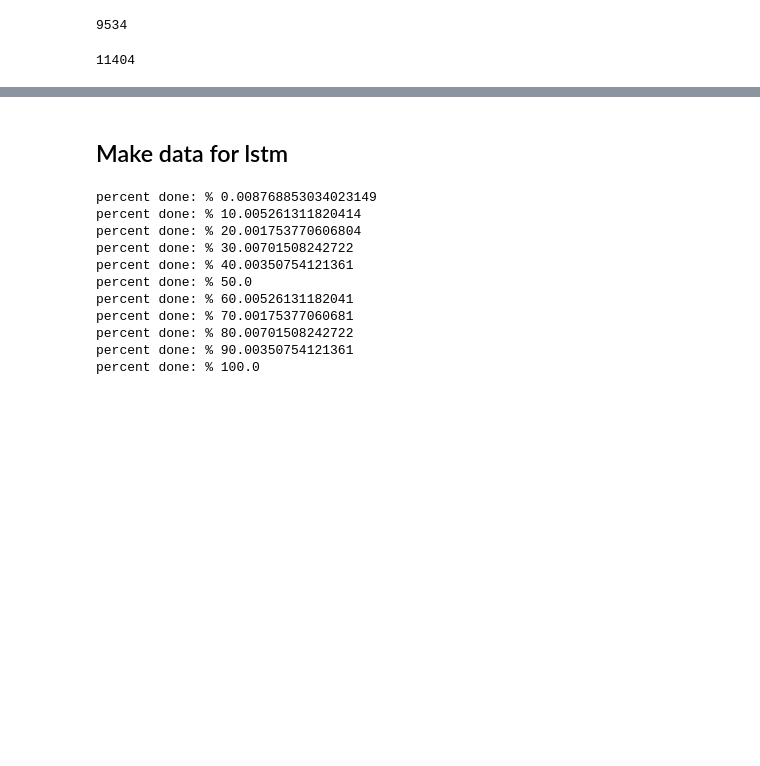
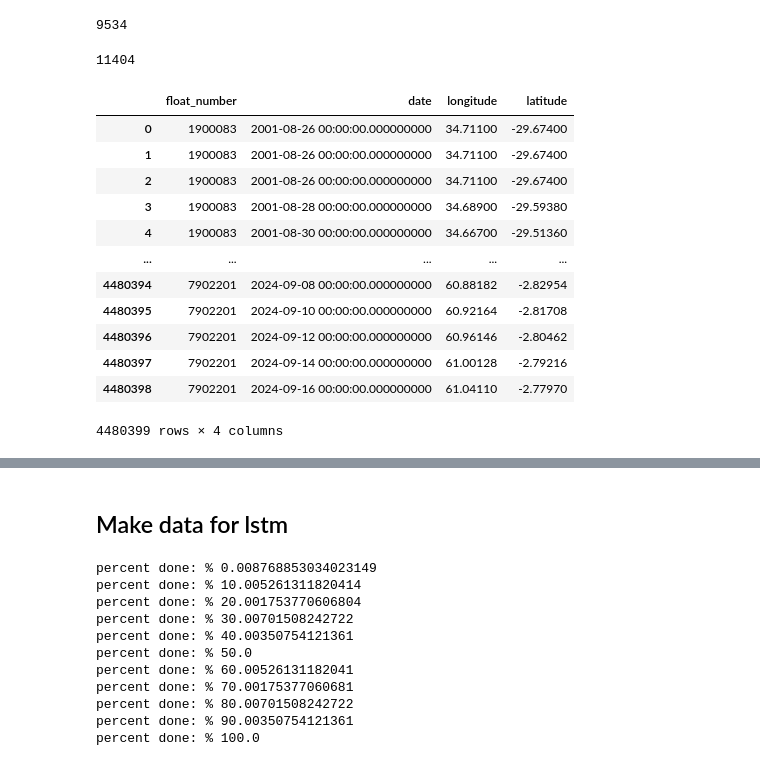
Before and after one commit to JonPGallegos/ocean_climate, a Jupyter notebook: ocean_climate.ipynb, the cells around one changed output, grey strips where cells are left out. Saved outputs shown, nothing was run; the diff lists cells and outputs as text; code cells hidden in the pictures; blank space fills up the shorter version.

```diff
--- a/ocean_climate.ipynb
+++ b/ocean_climate.ipynb
@@ -240,3 +240,21 @@ len(new_index)
 11404
 # %%
 id_index = [item for item in id_index if item not in new_index]
+# %%
+all_ocean = pd.read_csv('data_for_map.csv')
+# %%
+all_ocean
+# %% [output]
+|  | float_number | date | longitude | latitude |
+| 0 | 1900083 | 2001-08-26 00:00:00.000000000 | 34.71100 | -29.67400 |
+| 1 | 1900083 | 2001-08-26 00:00:00.000000000 | 34.71100 | -29.67400 |
+| 2 | 1900083 | 2001-08-26 00:00:00.000000000 | 34.71100 | -29.67400 |
+| 3 | 1900083 | 2001-08-28 00:00:00.000000000 | 34.68900 | -29.59380 |
+| 4 | 1900083 | 2001-08-30 00:00:00.000000000 | 34.66700 | -29.51360 |
+| ... | ... | ... | ... | ... |
+| 4480394 | 7902201 | 2024-09-08 00:00:00.000000000 | 60.88182 | -2.82954 |
+| 4480395 | 7902201 | 2024-09-10 00:00:00.000000000 | 60.92164 | -2.81708 |
+| 4480396 | 7902201 | 2024-09-12 00:00:00.000000000 | 60.96146 | -2.80462 |
+| 4480397 | 7902201 | 2024-09-14 00:00:00.000000000 | 61.00128 | -2.79216 |
+| 4480398 | 7902201 | 2024-09-16 00:00:00.000000000 | 61.04110 | -2.77970 |
+4480399 rows × 4 columns
```
Also changed, not shown: parts of 3 cells of this notebook, 2 other files.
